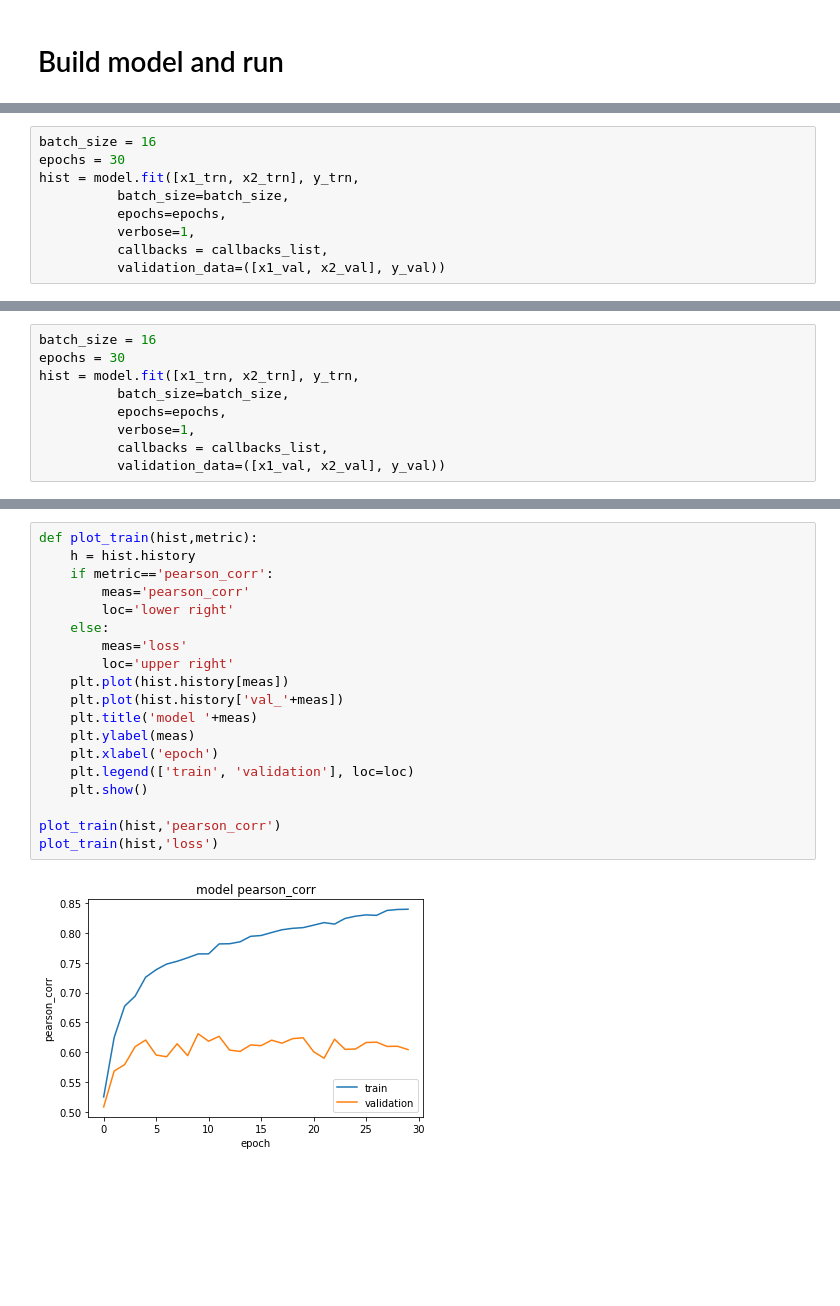
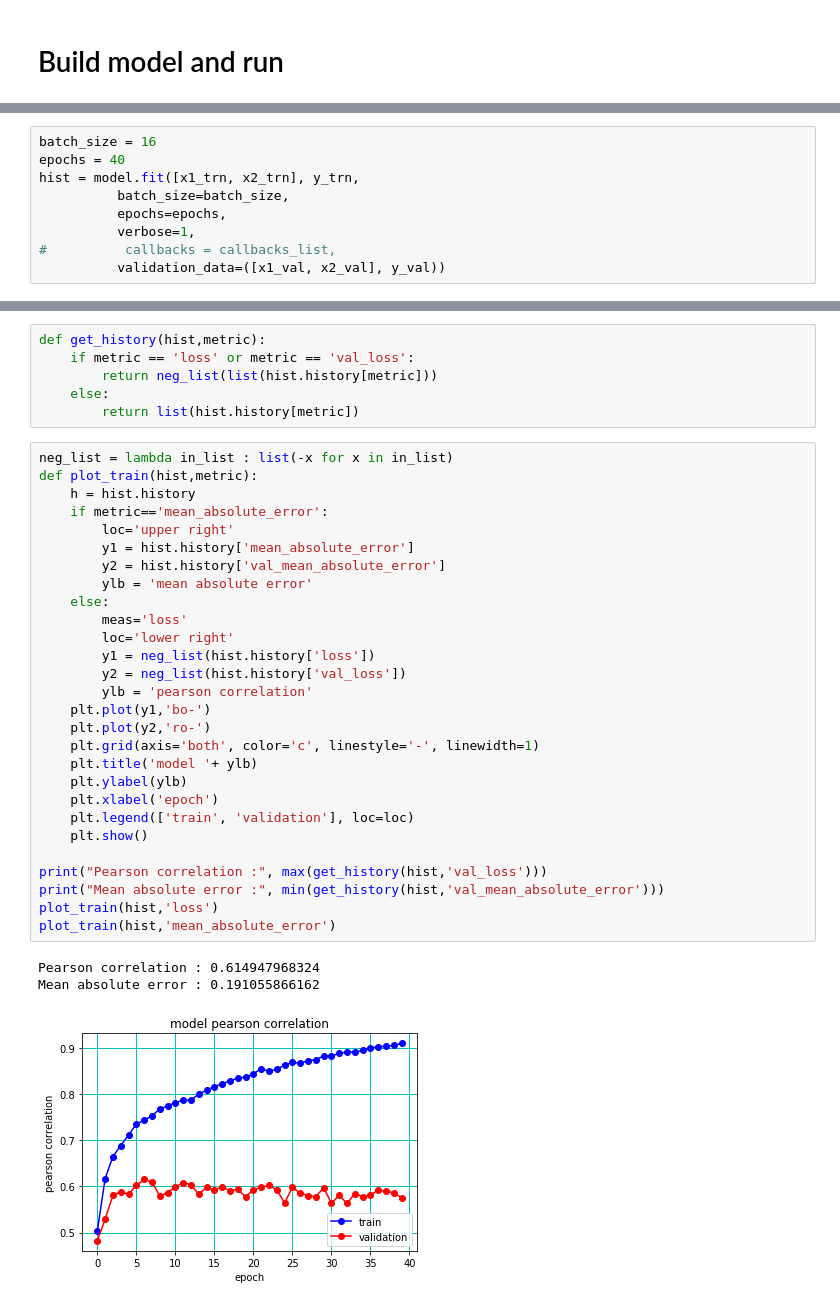
Before and after one commit to oeilan/Proj_Sentence_Similarity, a Jupyter notebook: RNN_STS.ipynb, the cells around one changed output, grey strips where cells are left out. Drawn from its saved outputs; the diff is of its cells as text; blank space fills up the shorter version.

```diff
--- a/RNN_STS.ipynb
+++ b/RNN_STS.ipynb
@@ -426,11 +436,11 @@ callbacks_list = [checkpoint]
 # %%
 batch_size = 16
-epochs = 30
+epochs = 40
 hist = model.fit([x1_trn, x2_trn], y_trn,
           batch_size=batch_size,
           epochs=epochs,
           verbose=1,
-          callbacks = callbacks_list,
+#          callbacks = callbacks_list,
           validation_data=([x1_val, x2_val], y_val))
 # %% [output]
 Train on 5749 samples, validate on 1500 samples
@@ -457,9 +462,0 @@ model = load_model(fname_model)
-# %%
-batch_size = 16
-epochs = 30
-hist = model.fit([x1_trn, x2_trn], y_trn,
-          batch_size=batch_size,
-          epochs=epochs,
-          verbose=1,
-          callbacks = callbacks_list,
-          validation_data=([x1_val, x2_val], y_val))
@@ -466,21 +473,38 @@ hist = model.fit([x1_trn, x2_trn], y_trn,
+# %%
+def get_history(hist,metric):
+    if metric == 'loss' or metric == 'val_loss':
+        return neg_list(list(hist.history[metric]))
+    else:
+        return list(hist.history[metric])
 # %%
+neg_list = lambda in_list : list(-x for x in in_list)
 def plot_train(hist,metric):
     h = hist.history
-    if metric=='pearson_corr':
-        meas='pearson_corr'
-        loc='lower right'
+    if metric=='mean_absolute_error':
+        loc='upper right'
+        y1 = hist.history['mean_absolute_error']
+        y2 = hist.history['val_mean_absolute_error']
+        ylb = 'mean absolute error'
     else:
         meas='loss'
-        loc='upper right'
-    plt.plot(hist.history[meas])
-    plt.plot(hist.history['val_'+meas])
-    plt.title('model '+meas)
-    plt.ylabel(meas)
+        loc='lower right'
+        y1 = neg_list(hist.history['loss'])
+        y2 = neg_list(hist.history['val_loss'])
+        ylb = 'pearson correlation'
+    plt.plot(y1,'bo-')
+    plt.plot(y2,'ro-')
+    plt.grid(axis='both', color='c', linestyle='-', linewidth=1)
+    plt.title('model '+ ylb)
+    plt.ylabel(ylb)
     plt.xlabel('epoch')
     plt.legend(['train', 'validation'], loc=loc)
     plt.show()
 
-plot_train(hist,'pearson_corr')
+print("Pearson correlation :", max(get_history(hist,'val_loss')))
+print("Mean absolute error :", min(get_history(hist,'val_mean_absolute_error')))
 plot_train(hist,'loss')
+plot_train(hist,'mean_absolute_error')
 # %% [output]
+Pearson correlation : 0.614947968324
+Mean absolute error : 0.191055866162
-[figure, old version]
+[figure, new version]
```
Also changed, not shown: parts of 32 cells of this notebook.
